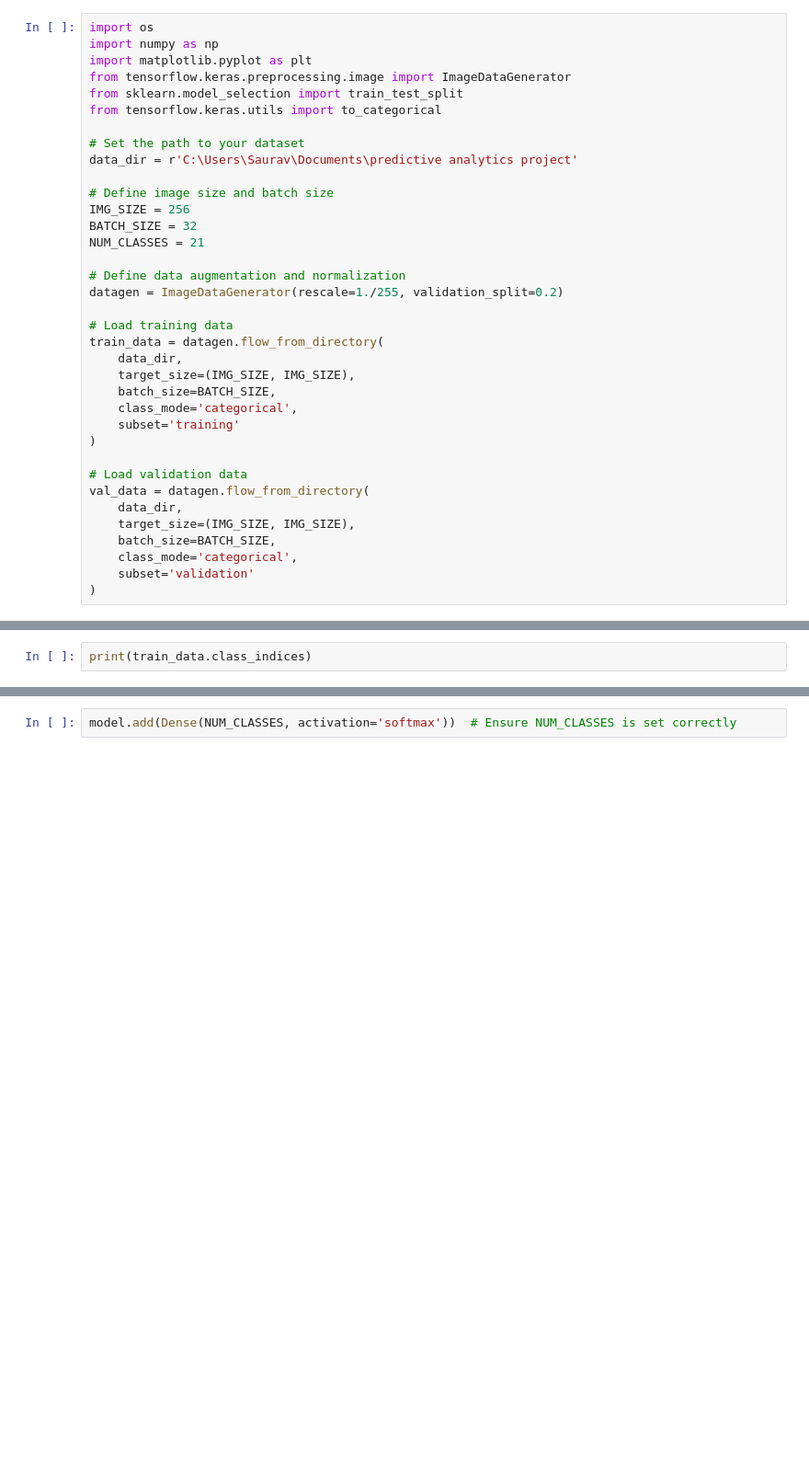
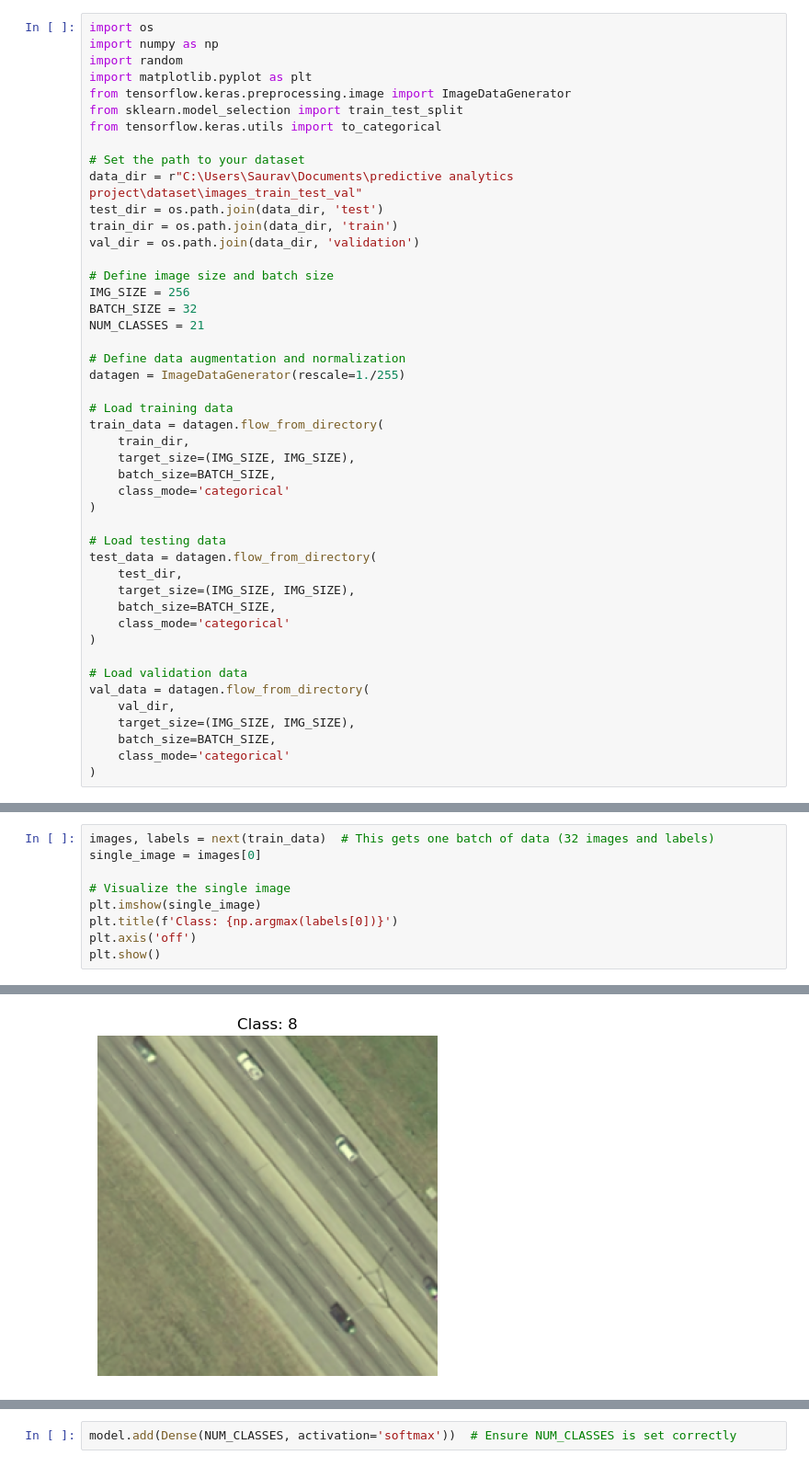
Before and after one commit to Sauravsingh44/ChangePrediction, a Jupyter notebook: ModelA/ChangePrediction2.ipynb, the cells around one changed output, grey strips where cells are left out. Shown at 92% size. Saved outputs shown, nothing was run; the diff lists cells and outputs as text; blank space fills up the shorter version.

```diff
--- a/ModelA/ChangePrediction2.ipynb
+++ b/ModelA/ChangePrediction2.ipynb
@@ -1,13 +1,17 @@
 # %%
 import os
 import numpy as np
+import random
 import matplotlib.pyplot as plt
 from tensorflow.keras.preprocessing.image import ImageDataGenerator
 from sklearn.model_selection import train_test_split
 from tensorflow.keras.utils import to_categorical
 
 # Set the path to your dataset
-data_dir = r'C:\Users\Saurav\Documents\predictive analytics project'
+data_dir = r"C:\Users\Saurav\Documents\predictive analytics project\dataset\images_train_test_val"
+test_dir = os.path.join(data_dir, 'test')
+train_dir = os.path.join(data_dir, 'train')
+val_dir = os.path.join(data_dir, 'validation')
 
 # Define image size and batch size
 IMG_SIZE = 256
@@ -15,23 +19,29 @@ BATCH_SIZE = 32
 NUM_CLASSES = 21
 
 # Define data augmentation and normalization
-datagen = ImageDataGenerator(rescale=1./255, validation_split=0.2)
+datagen = ImageDataGenerator(rescale=1./255)
 
 # Load training data
 train_data = datagen.flow_from_directory(
-    data_dir,
+    train_dir,
     target_size=(IMG_SIZE, IMG_SIZE),
     batch_size=BATCH_SIZE,
-    class_mode='categorical',
-    subset='training'
+    class_mode='categorical'
+)
+
+# Load testing data
+test_data = datagen.flow_from_directory(
+    test_dir,
+    target_size=(IMG_SIZE, IMG_SIZE),
+    batch_size=BATCH_SIZE,
+    class_mode='categorical'
 )
 
 # Load validation data
 val_data = datagen.flow_from_directory(
-    data_dir,
+    val_dir,
     target_size=(IMG_SIZE, IMG_SIZE),
     batch_size=BATCH_SIZE,
-    class_mode='categorical',
-    subset='validation'
+    class_mode='categorical'
 )
 # %% [output]
@@ -74,3 +81,10 @@ ValueError: Arguments `target` and `output` must have the same shape. Received:
 # %%
-print(train_data.class_indices)
+images, labels = next(train_data)  # This gets one batch of data (32 images and labels)
+single_image = images[0]
+
+# Visualize the single image
+plt.imshow(single_image)
+plt.title(f'Class: {np.argmax(labels[0])}')
+plt.axis('off')
+plt.show()
 # %% [output]
@@ -78 +91,2 @@ print(train_data.class_indices)
+[figure, added]
 # %%
```
Also changed, not shown: parts of 10 cells of this notebook, 1 other file.
